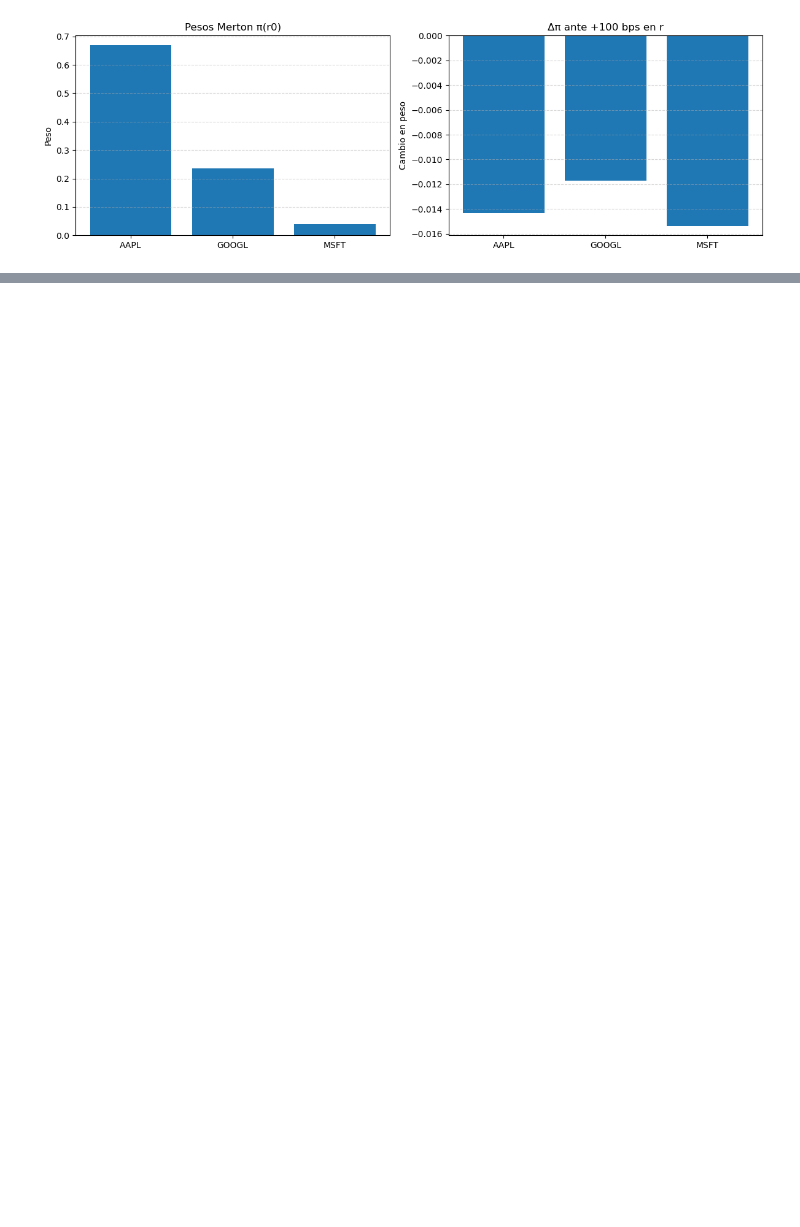
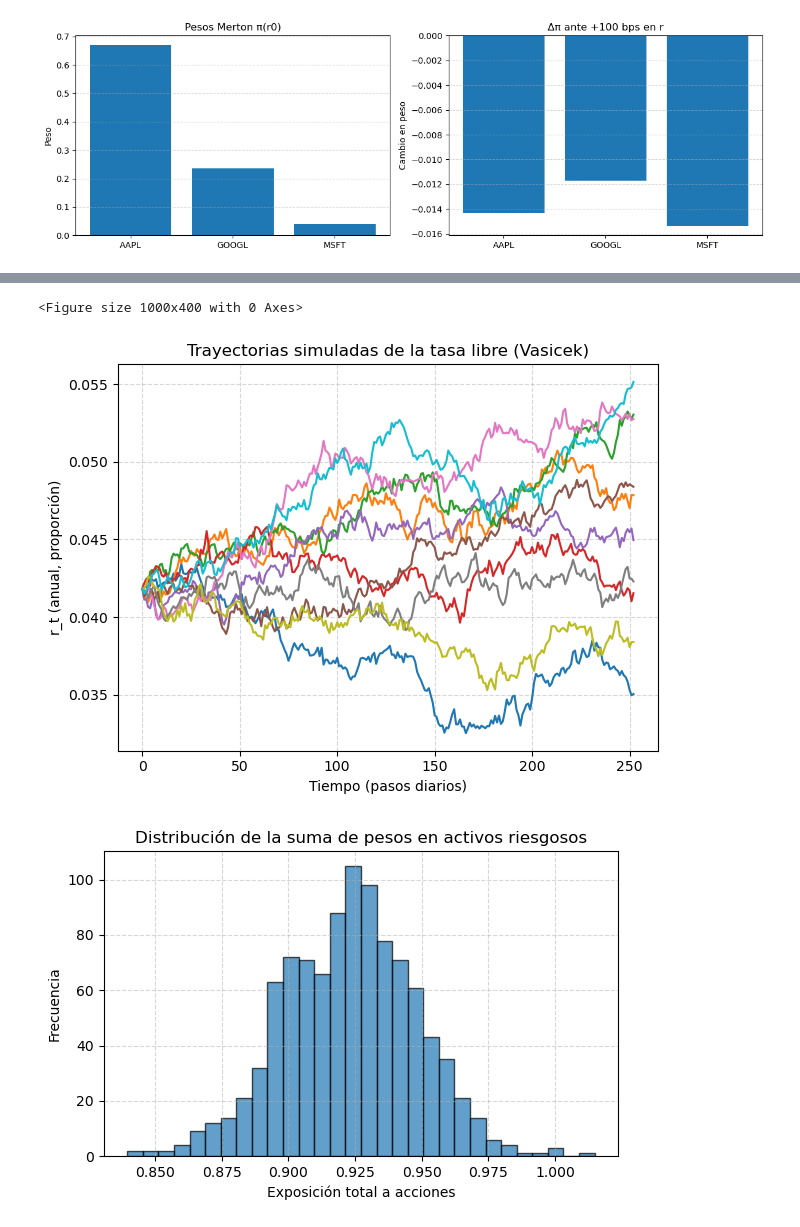
Before and after one commit to fabiantovarc/Portafolio-de-inversion, a Jupyter notebook: function/parcial_merton_risk.ipynb, the cells around one changed output, grey strips where cells are left out. Drawn from its saved outputs; the diff is of its cells as text; code cells hidden in the pictures; blank space fills up the shorter version.

```diff
--- a/function/parcial_merton_risk.ipynb
+++ b/function/parcial_merton_risk.ipynb
@@ -292 +364,31 @@ plt.show()
+# %%
+# %%
+# 11. Gráficos: tasa Vasicek simulada y exposición total a riesgo
+
+# --- 11.1 Trayectorias simuladas de la tasa corta ---
+plt.figure(figsize=(10, 4))
+# Graficamos solo las primeras 10 trayectorias para no saturar el gráfico
+res_vas_merton["r_paths"].iloc[:, :10].plot(legend=False)
+plt.title("Trayectorias simuladas de la tasa libre (Vasicek)")
+plt.ylabel("r_t (anual, proporción)")
+plt.xlabel("Tiempo (pasos diarios)")
+plt.grid(ls="--", alpha=0.5)
+plt.tight_layout()
+plt.show()
+
+# --- 11.2 Histograma de la exposición total a activos riesgosos ---
+total_risky = weights_paths.sum(axis=1)
+
+plt.figure(figsize=(6, 4))
+plt.hist(total_risky, bins=30, edgecolor="black", alpha=0.7)
+plt.title("Distribución de la suma de pesos en activos riesgosos")
+plt.xlabel("Exposición total a acciones")
+plt.ylabel("Frecuencia")
+plt.grid(ls="--", alpha=0.5)
+plt.tight_layout()
+plt.show()
+# %% [output]
+<Figure size 1000x400 with 0 Axes>
+[figure, added]
+[figure, added]
 # %% [markdown]
```
Also changed, not shown: parts of 8 cells of this notebook, 6 other files.
